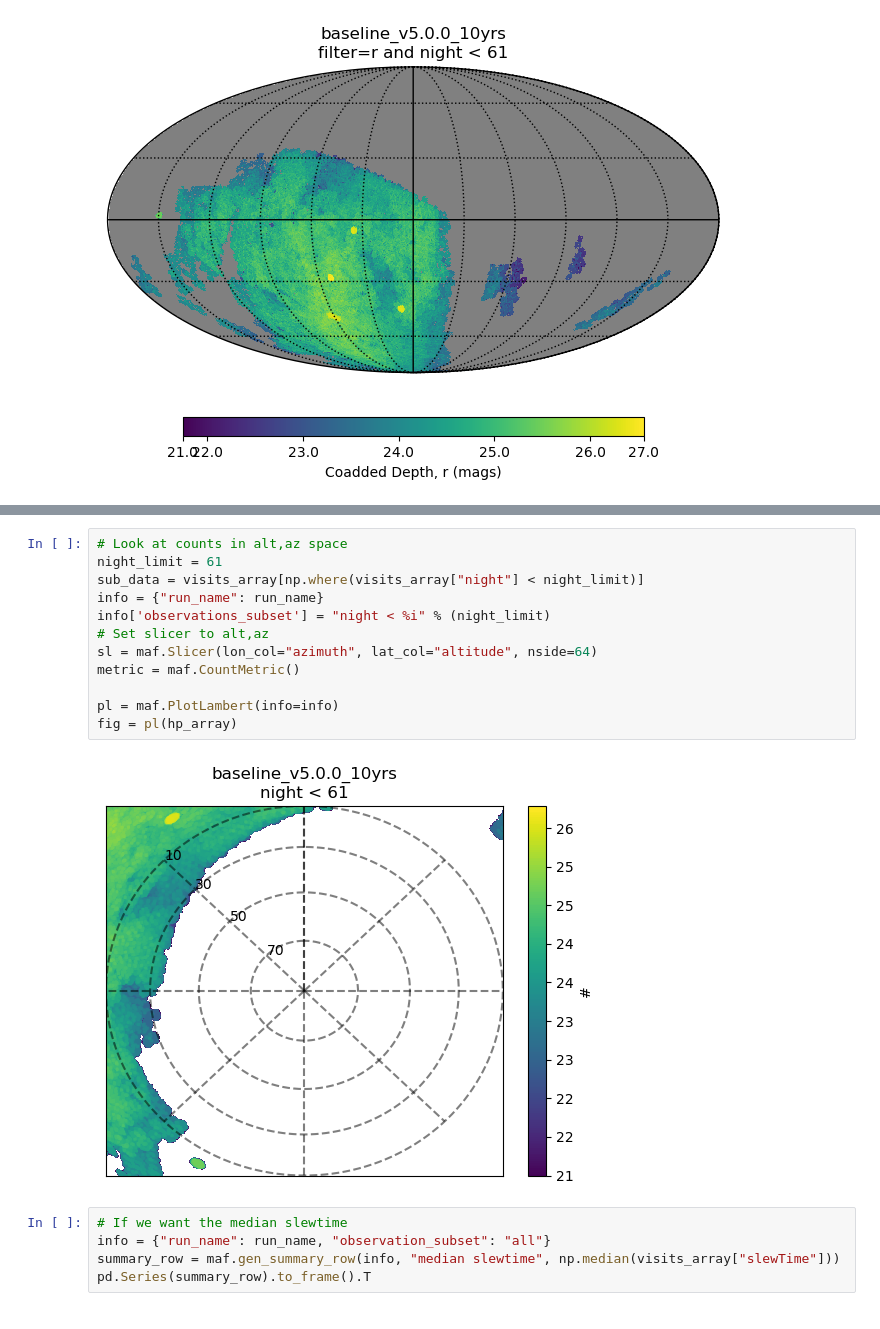
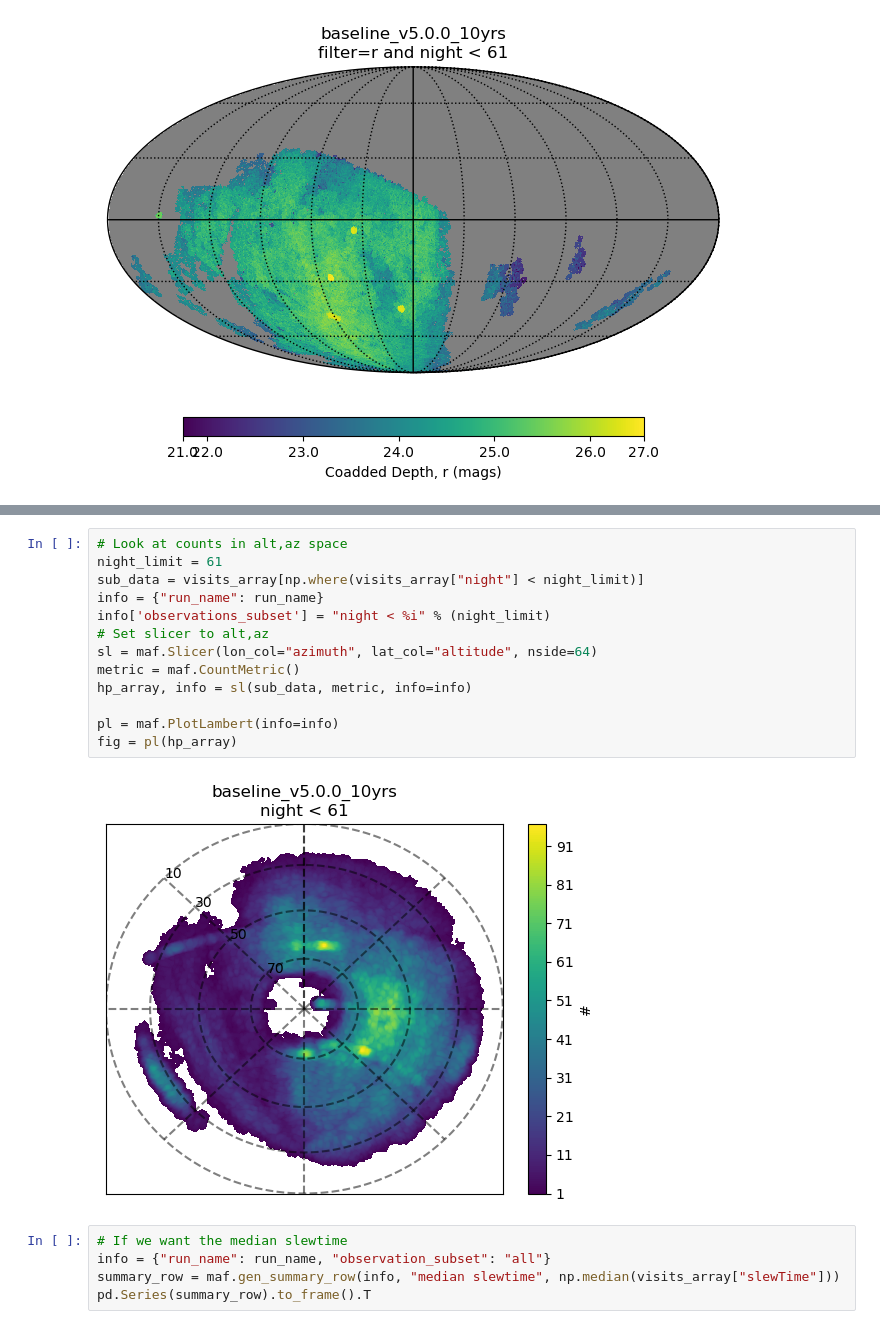
Before and after one commit to lsst/rubin_sim_notebooks, a Jupyter notebook: maf_proto/maf_basics.ipynb, the cells around one changed output, grey strips where cells are left out. Cells and saved outputs as stored; diff of their text form.

```diff
--- a/maf_proto/maf_basics.ipynb
+++ b/maf_proto/maf_basics.ipynb
@@ -76,17 +76,18 @@ pd.Series(summary_row).to_frame().T
 # %%
 # Look at counts in alt,az space
 night_limit = 61
 sub_data = visits_array[np.where(visits_array["night"] < night_limit)]
 info = {"run_name": run_name}
 info['observations_subset'] = "night < %i" % (night_limit)
 # Set slicer to alt,az
 sl = maf.Slicer(lon_col="azimuth", lat_col="altitude", nside=64)
 metric = maf.CountMetric()
+hp_array, info = sl(sub_data, metric, info=info)
 
 pl = maf.PlotLambert(info=info)
 fig = pl(hp_array)
 # %% [output]
-[figure, old version]
+[figure, new version]
 # %%
 # If we want the median slewtime
 info = {"run_name": run_name, "observation_subset": "all"}
```
Also changed, not shown: parts of 2 cells of this notebook.
